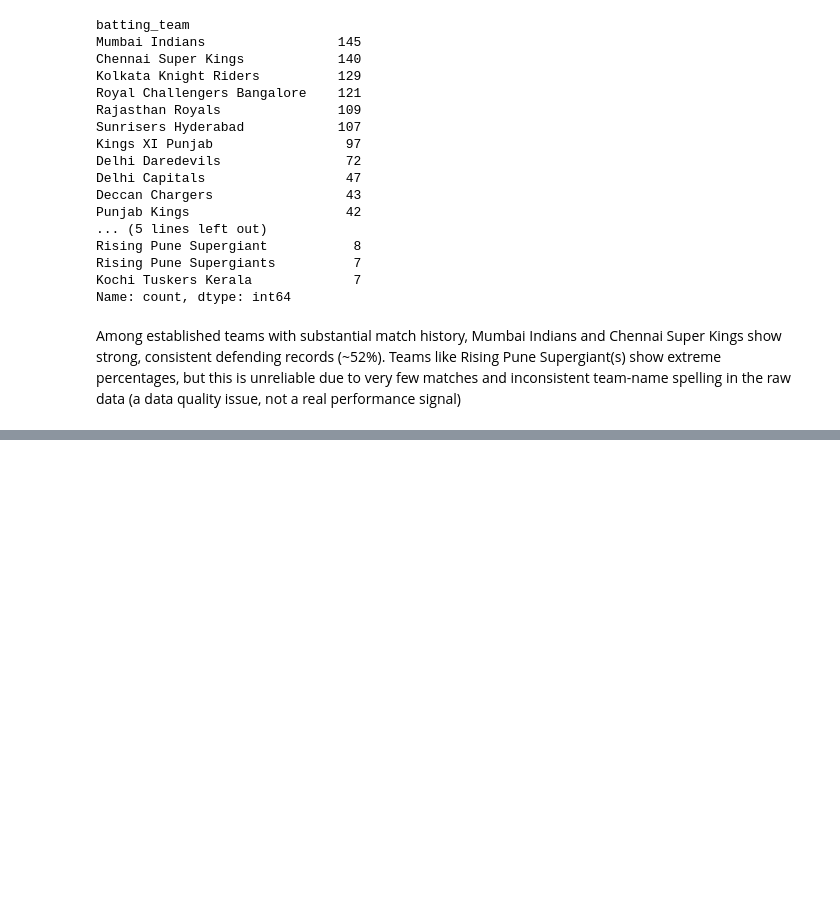
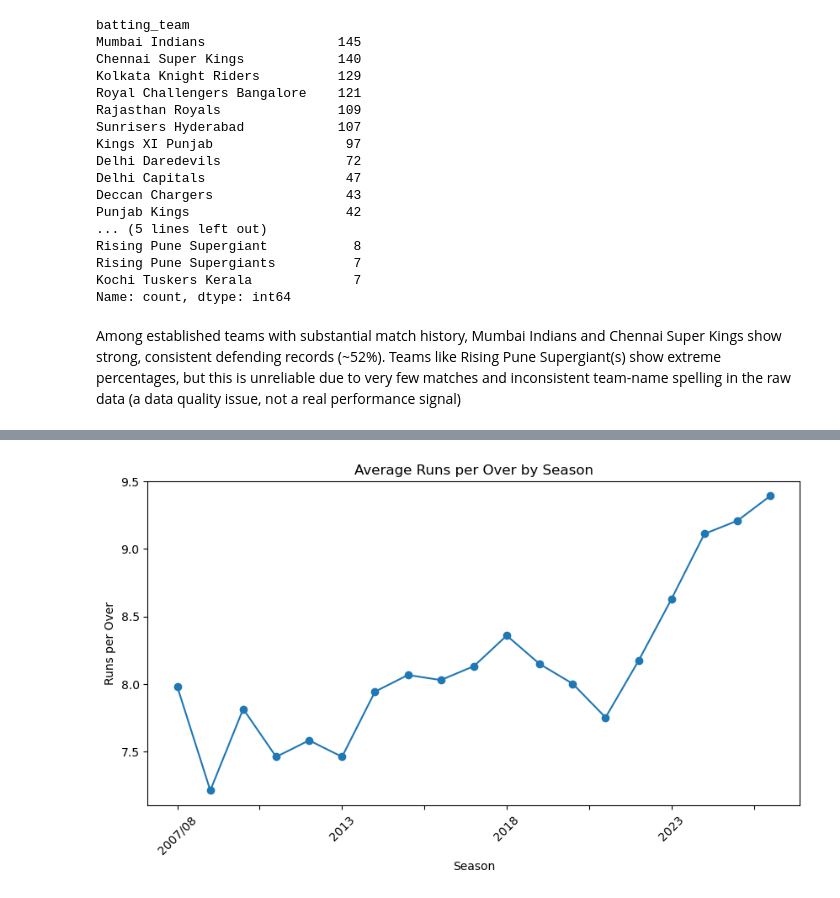
Before and after one commit to ayushthakur14/data-science-portfolio, a Jupyter notebook: projects/ipl-eda-analysis/eda_project_initial_look.ipynb, the cells around one changed output, grey strips where cells are left out. Saved outputs shown, nothing was run; the diff lists cells and outputs as text; code cells hidden in the pictures; blank space fills up the shorter version.

Commit message:
Day 4: Scoring rate analysis (runs per over) - Question 3 complete, all EDA questions answered

```diff
--- a/projects/ipl-eda-analysis/eda_project_initial_look.ipynb
+++ b/projects/ipl-eda-analysis/eda_project_initial_look.ipynb
@@ -239,3 +240,12 @@ Kochi Tuskers Kerala             7
 Name: count, dtype: int64
 # %% [markdown]
 Among established teams with substantial match history, Mumbai Indians and Chennai Super Kings show strong, consistent defending records (~52%). Teams like Rising Pune Supergiant(s) show extreme percentages, but this is unreliable due to very few matches and inconsistent team-name spelling in the raw data (a data quality issue, not a real performance signal)
+# %%
+# Q3 How has scoring rate (runs per over) evolved across seasons — has the game gotten more aggressive over time?
+
+season_runs = df.groupby('season').agg(
+    total_runs=('runs_total', 'sum'),
+    total_balls=('ball_no', 'count')
+)
+season_runs['runs_per_over'] = (season_runs['total_runs'] / season_runs['total_balls']) * 6
+season_runs['runs_per_over']
@@ -241,0 +270,9 @@ Among established teams with substantial match history, Mumbai Indians and Chenn
+# %%
+season_runs['runs_per_over'].plot(kind='line', figsize=(10,5), marker='o')
+plt.title('Average Runs per Over by Season')
+plt.xlabel('Season')
+plt.ylabel('Runs per Over')
+plt.xticks(rotation=45)
+plt.show()
+# %% [output]
+[figure, added]
```
Also changed, not shown: parts of 3 cells of this notebook.
